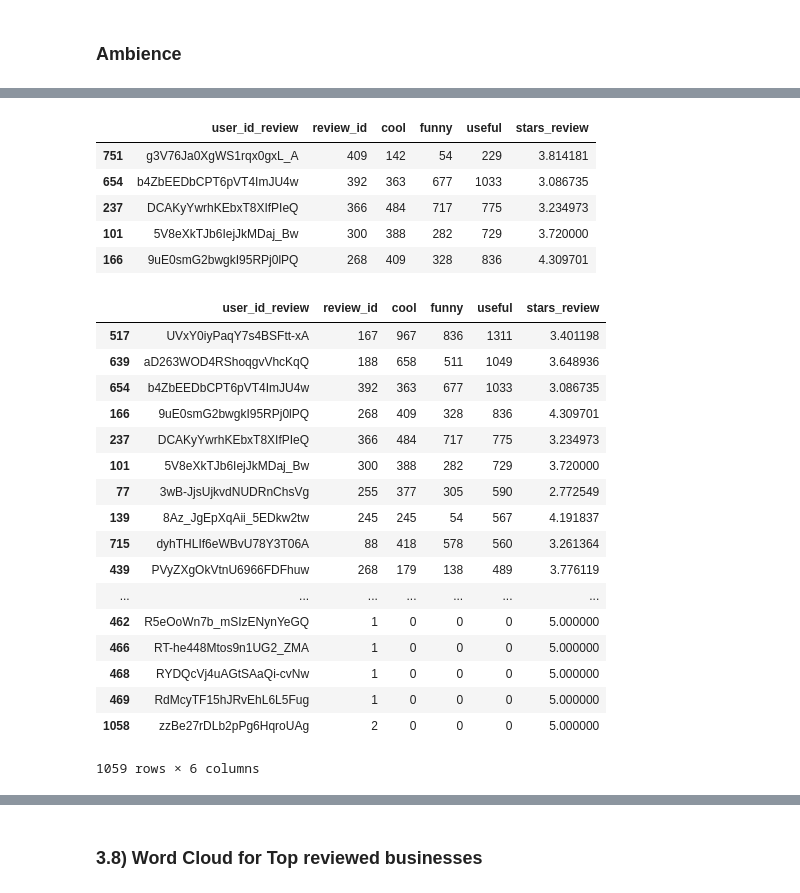
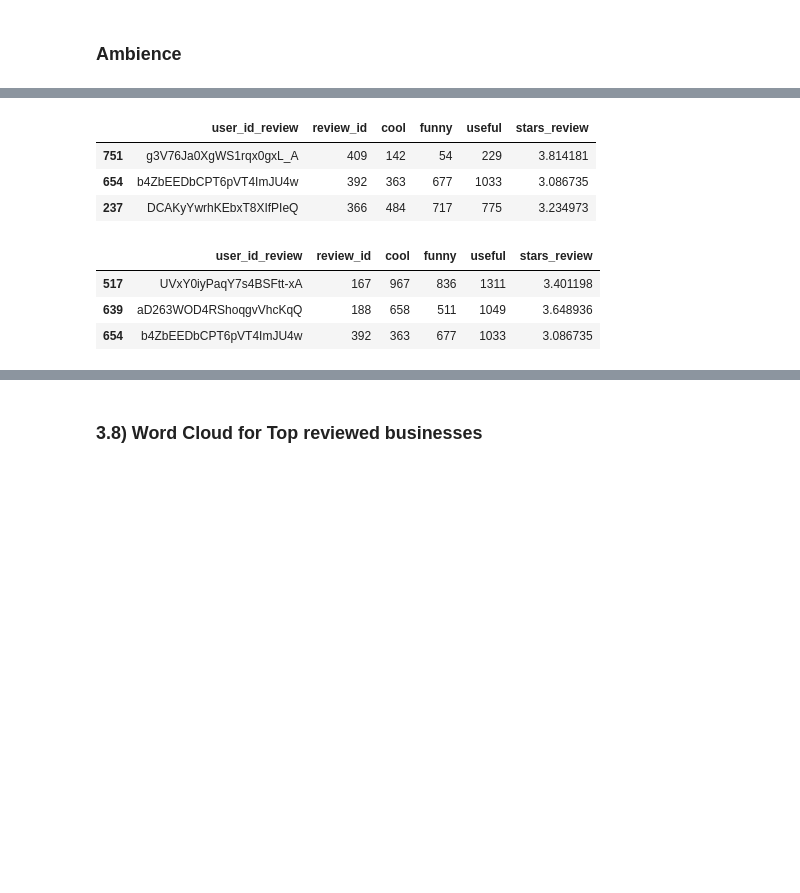
Before and after one commit to sanjames/DataProjects, a Jupyter notebook: Yelp Dataset-EDA-SJ.ipynb, the cells around one changed output, grey strips where cells are left out. Cells and saved outputs as stored; diff of their text form; code cells hidden in the pictures; blank space fills up the shorter version.

```diff
--- a/Yelp Dataset-EDA-SJ.ipynb
+++ b/Yelp Dataset-EDA-SJ.ipynb
@@ -1212,33 +1104,17 @@ aggregations = {
 # %%
 #The user who has given most reviews
 user_top10 = yelp_businessdf.groupby(['user_id_review'], as_index=False).agg(aggregations).sort_values(by='review_id', ascending=False)
-user_top10.head()
+user_top10.head(3)
 # %% [output]
 |  | user_id_review | review_id | cool | funny | useful | stars_review |
 | 751 | g3V76Ja0XgWS1rqx0gxL_A | 409 | 142 | 54 | 229 | 3.814181 |
 | 654 | b4ZbEEDbCPT6pVT4ImJU4w | 392 | 363 | 677 | 1033 | 3.086735 |
 | 237 | DCAKyYwrhKEbxT8XIfPIeQ | 366 | 484 | 717 | 775 | 3.234973 |
-| 101 | 5V8eXkTJb6IejJkMDaj_Bw | 300 | 388 | 282 | 729 | 3.720000 |
-| 166 | 9uE0smG2bwgkI95RPj0lPQ | 268 | 409 | 328 | 836 | 4.309701 |
 # %%
 #The user who has given most helpful reviews
-yelp_businessdf.groupby(['user_id_review'], as_index=False).agg(aggregations).sort_values(by='useful', ascending=False)
+yelp_businessdf.groupby(['user_id_review'], as_index=False).agg(aggregations).sort_values(by='useful', ascending=False).head(3)
 # %% [output]
 |  | user_id_review | review_id | cool | funny | useful | stars_review |
 | 517 | UVxY0iyPaqY7s4BSFtt-xA | 167 | 967 | 836 | 1311 | 3.401198 |
 | 639 | aD263WOD4RShoqgvVhcKqQ | 188 | 658 | 511 | 1049 | 3.648936 |
 | 654 | b4ZbEEDbCPT6pVT4ImJU4w | 392 | 363 | 677 | 1033 | 3.086735 |
-| 166 | 9uE0smG2bwgkI95RPj0lPQ | 268 | 409 | 328 | 836 | 4.309701 |
-| 237 | DCAKyYwrhKEbxT8XIfPIeQ | 366 | 484 | 717 | 775 | 3.234973 |
-| 101 | 5V8eXkTJb6IejJkMDaj_Bw | 300 | 388 | 282 | 729 | 3.720000 |
-| 77 | 3wB-JjsUjkvdNUDRnChsVg | 255 | 377 | 305 | 590 | 2.772549 |
-| 139 | 8Az_JgEpXqAii_5EDkw2tw | 245 | 245 | 54 | 567 | 4.191837 |
-| 715 | dyhTHLIf6eWBvU78Y3T06A | 88 | 418 | 578 | 560 | 3.261364 |
-| 439 | PVyZXgOkVtnU6966FDFhuw | 268 | 179 | 138 | 489 | 3.776119 |
-| ... | ... | ... | ... | ... | ... | ... |
-| 462 | R5eOoWn7b_mSIzENynYeGQ | 1 | 0 | 0 | 0 | 5.000000 |
-| 466 | RT-he448Mtos9n1UG2_ZMA | 1 | 0 | 0 | 0 | 5.000000 |
-| 468 | RYDQcVj4uAGtSAaQi-cvNw | 1 | 0 | 0 | 0 | 5.000000 |
-| 469 | RdMcyTF15hJRvEhL6L5Fug | 1 | 0 | 0 | 0 | 5.000000 |
-| 1058 | zzBe27rDLb2pPg6HqroUAg | 2 | 0 | 0 | 0 | 5.000000 |
-1059 rows × 6 columns
```
Also changed, not shown: parts of 18 cells of this notebook.
